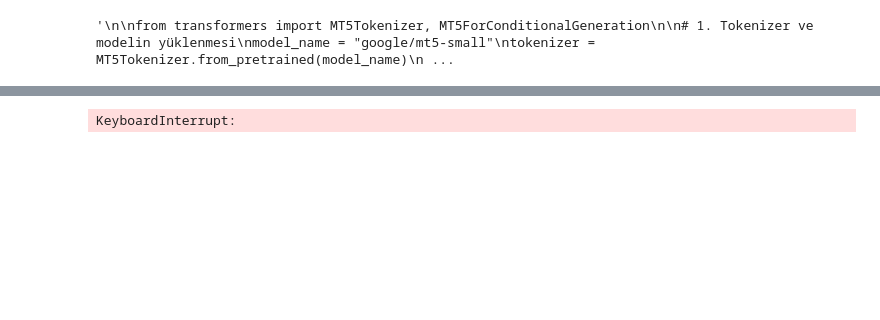
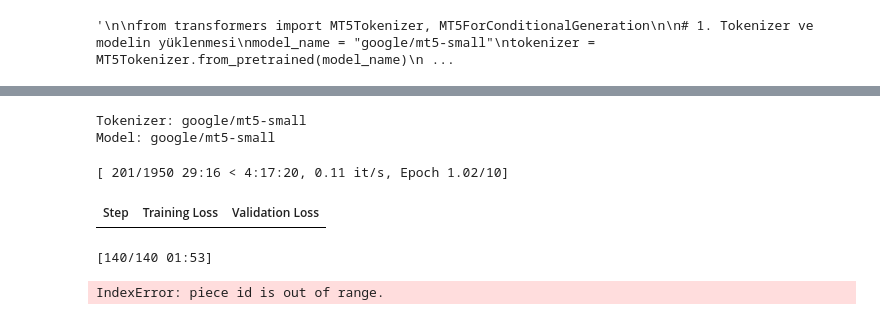
Before and after one commit to burakangun/mT5-turkish-summarization, a Jupyter notebook: model_train/mt5_finetune.ipynb, the cells around one changed output, grey strips where cells are left out. Saved outputs shown, nothing was run; the diff lists cells and outputs as text; code cells hidden in the pictures; blank space fills up the shorter version.

```diff
--- a/model_train/mt5_finetune.ipynb
+++ b/model_train/mt5_finetune.ipynb
@@ -24,5 +24,6 @@ from datasets import load_dataset
 from transformers import TFMT5ForConditionalGeneration, MT5Tokenizer, DataCollatorForSeq2Seq
 from tensorflow.keras.optimizers import Adam
 # %%
-tokenizer = MT5Tokenizer.from_pretrained("google/mt5-small")
+tokenizer = AutoTokenizer.from_pretrained("google/mt5-small", use_fast=False)
+model = AutoModelForSeq2SeqLM.from_pretrained("google/mt5-small")
 # %% [output]
@@ -41,13 +34,13 @@ import pandas as pd
 import csv
 
 train_df = pd.read_csv("/content/translated_train.csv", sep=None, engine="python", on_bad_lines='skip')
-test_df = pd.read_csv("/content/translated_test.csv", sep=None, engine="python", on_bad_lines='skip')
+validation_df = pd.read_csv("/content/translated_test.csv", sep=None, engine="python", on_bad_lines='skip')
 
 
 
 # Pandas DataFrame'leri Hugging Face Dataset formatına çevirme
 train_dataset = Dataset.from_pandas(train_df)
-test_dataset = Dataset.from_pandas(test_df)
+validation_dataset = Dataset.from_pandas(validation_df)
 
 # 📌 Eğitim veri setinin tamamını kullanmak istersen:
 # combined_datasets = DatasetDict({
@@ -58,16 +51,16 @@ test_dataset = Dataset.from_pandas(test_df)
 # Hugging Face DatasetDict oluşturma
 combined_datasets = DatasetDict({
     "train": train_dataset,
-    "test": test_dataset
+    "validation": validation_dataset
 })
 # Mevcut sütun isimlerini kontrol et
-print("Test dataset columns:", combined_datasets["test"].column_names)
+print("Validation dataset columns:", combined_datasets["validation"].column_names)
 
 # Sütun ismini değiştirmek için:
-combined_datasets["test"] = combined_datasets["test"].rename_column("\ufeffarticle", "article")
+combined_datasets["validation"] = combined_datasets["validation"].rename_column("\ufeffarticle", "article")
 
 # Tekrar kontrol et
-print("Updated test dataset columns:", combined_datasets["test"].column_names)
+print("Updated Validation dataset columns:", combined_datasets["validation"].column_names)
 
 
 # Sonuçları kontrol et
@@ -185,8 +259,10 @@ model = AutoModelForSeq2SeqLM.from_pretrained("google/mt5-small").to(device)
 # %%
 data_collator = DataCollatorForSeq2Seq(
-  tokenizer,
-  model=model,
-  return_tensors="pt")
+    tokenizer,
+    model=model,
+    padding="longest",  # "max_length" yerine "longest" kullanın
+    return_tensors="pt",
+)
 # %%
 !pip install evaluate
 !pip install rouge_score
@@ -250,14 +362,14 @@ training_args = Seq2SeqTrainingArguments(
     output_dir="mt5-summarize-tr",
     log_level="error",
     num_train_epochs=10,  # 15 yerine 10 (overfitting riskini azaltmak için)
-    learning_rate=2e-5,  # 3e-5 fazla olabilir, 2e-5 daha stabil
+    learning_rate=1e-6,  # 3e-5 fazla olabilir, 2e-5 daha stabil
     lr_scheduler_type="linear",
     warmup_steps=800,  # 1000 yerine 800 (hızlı stabilizasyon için)
     optim="adafactor",
     weight_decay=0.01,
-    per_device_train_batch_size=10,  # 20 yerine 8 (Bellek tasarrufu, daha stabil eğitim)
-    per_device_eval_batch_size=10,   # 20 yerine 8
-    gradient_accumulation_steps=10,  # 20 yerine 8 (toplam efektif batch size: 64)
+    per_device_train_batch_size=8,  # Batch size'ı küçültün
+    per_device_eval_batch_size=8,
+    gradient_accumulation_steps=16
     evaluation_strategy="steps",
     eval_steps=200,  # 250 yerine 200 (erken durdurma için daha sık değerlendirme)
     predict_with_generate=True,
@@ -273,25 +390,34 @@ training_args = Seq2SeqTrainingArguments(
+# %%
+print(f"Tokenizer: {tokenizer.name_or_path}")
+print(f"Model: {model.config._name_or_path}")
+# %% [output]
+Tokenizer: google/mt5-small
+Model: google/mt5-small
 # %%
 from transformers import Seq2SeqTrainer, EarlyStoppingCallback
 
 # EarlyStoppingCallback ile erken durdurma tanımlıyoruz
 early_stopping = EarlyStoppingCallback(
-    early_stopping_patience=4,  # Art arda kaç kez validation loss'un düşmemesine izin verilecek
+    early_stopping_patience=5,  # Art arda kaç kez validation loss'un düşmemesine izin verilecek
     early_stopping_threshold=0.0  # Minimum değişiklik miktarı (opsiyonel)
 )
 
 trainer = Seq2SeqTrainer(
     model=model,
     args=training_args,
     data_collator=data_collator,
     compute_metrics=metrics_func,
     train_dataset=tokenized_ds["train"],
-    eval_dataset=tokenized_ds["test"],
+    eval_dataset=tokenized_ds["validation"],
     callbacks=[early_stopping]  # Erken durdurma callback'i buraya ekleniyor
 )
 
 trainer.train()
 # %% [output]
-KeyboardInterrupt:
+[ 201/1950 29:16 < 4:17:20, 0.11 it/s, Epoch 1.02/10]
+| Step | Training Loss | Validation Loss |
+[140/140 01:53]
+IndexError: piece id is out of range.
 # %%
 # Eğitilen modeli kaydet
 output_dir = "./trained_model"  # Kaydedilecek dizin
```
Also changed, not shown: parts of 14 cells of this notebook.
